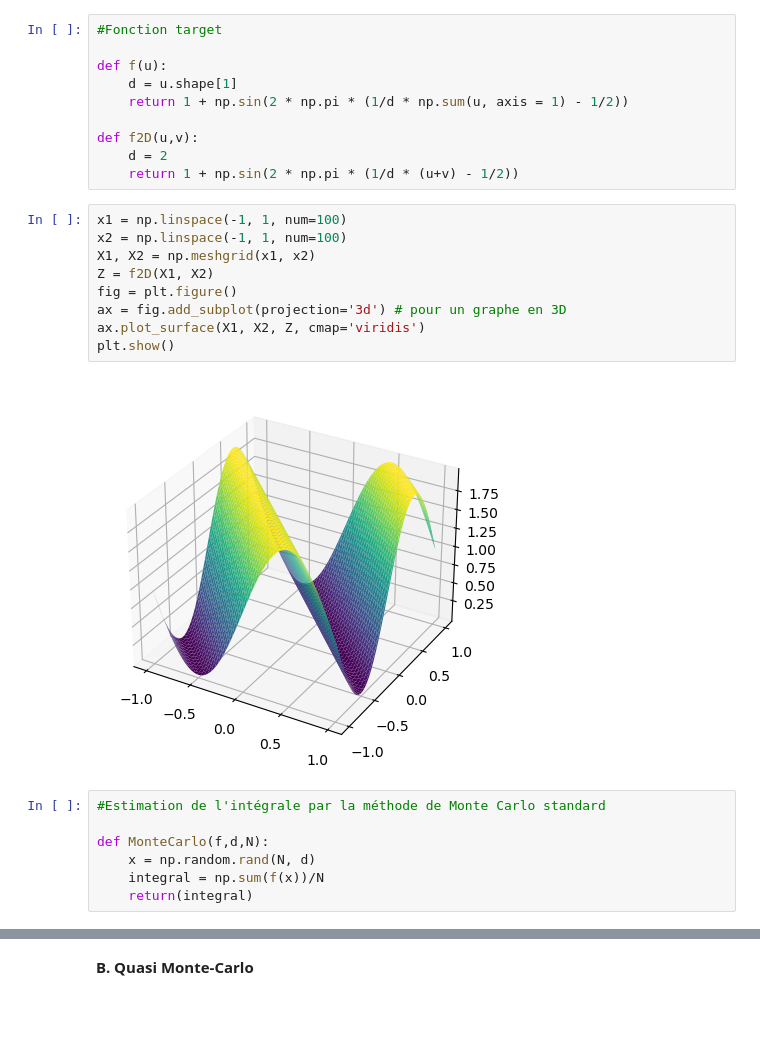
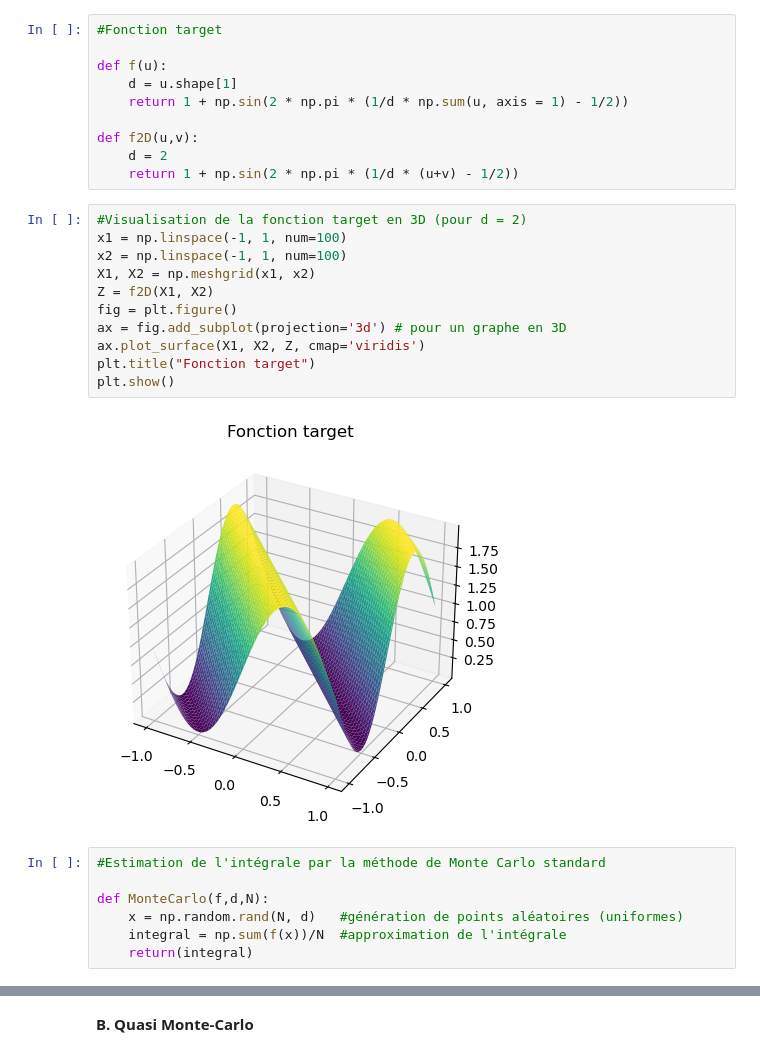
Before and after one commit to mchabrol/Monte-carlo, a Jupyter notebook: ProjetStrat.ipynb, the cells around one changed output, grey strips where cells are left out. Drawn from its saved outputs; the diff is of its cells as text; blank space fills up the shorter version.

```diff
--- a/ProjetStrat.ipynb
+++ b/ProjetStrat.ipynb
@@ -27,22 +27,24 @@ def f2D(u,v):
     d = 2
     return 1 + np.sin(2 * np.pi * (1/d * (u+v) - 1/2))
 # %%
+#Visualisation de la fonction target en 3D (pour d = 2)
 x1 = np.linspace(-1, 1, num=100)
 x2 = np.linspace(-1, 1, num=100)
 X1, X2 = np.meshgrid(x1, x2)
 Z = f2D(X1, X2)
 fig = plt.figure()
 ax = fig.add_subplot(projection='3d') # pour un graphe en 3D
 ax.plot_surface(X1, X2, Z, cmap='viridis')
+plt.title("Fonction target")
 plt.show()
 # %% [output]
-[figure, old version]
+[figure, new version]
 # %%
 #Estimation de l'intégrale par la méthode de Monte Carlo standard
 
 def MonteCarlo(f,d,N):
-    x = np.random.rand(N, d)
-    integral = np.sum(f(x))/N
+    x = np.random.rand(N, d)   #génération de points aléatoires (uniformes)
+    integral = np.sum(f(x))/N  #approximation de l'intégrale
     return(integral)
 # %%
 MonteCarlo(f, N = 100000, d = 3)
```
Also changed, not shown: parts of 14 cells of this notebook.
